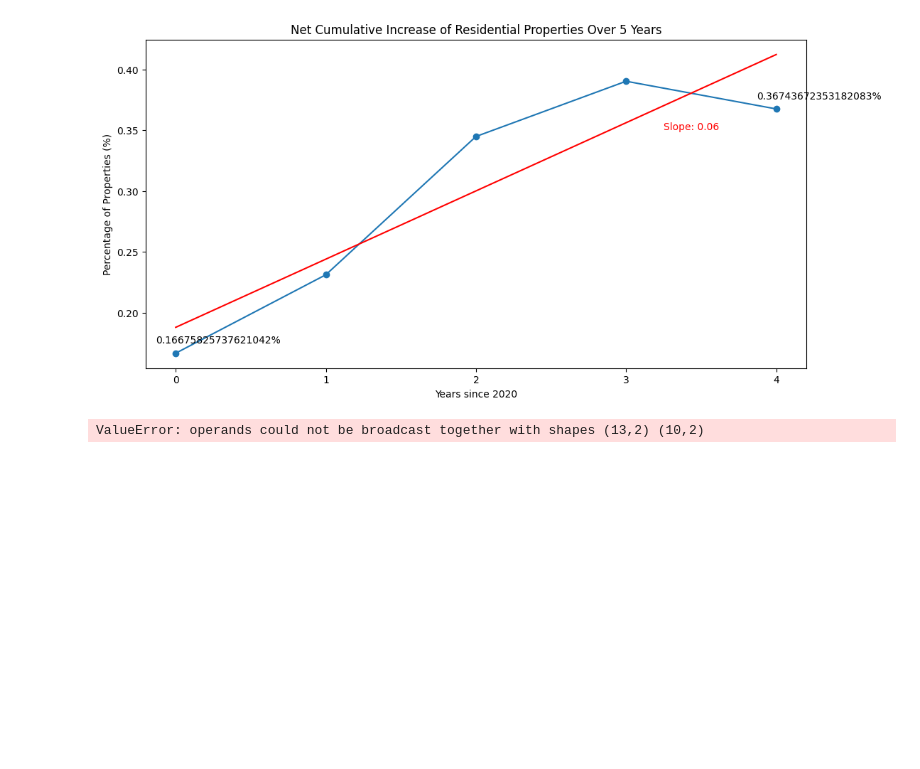
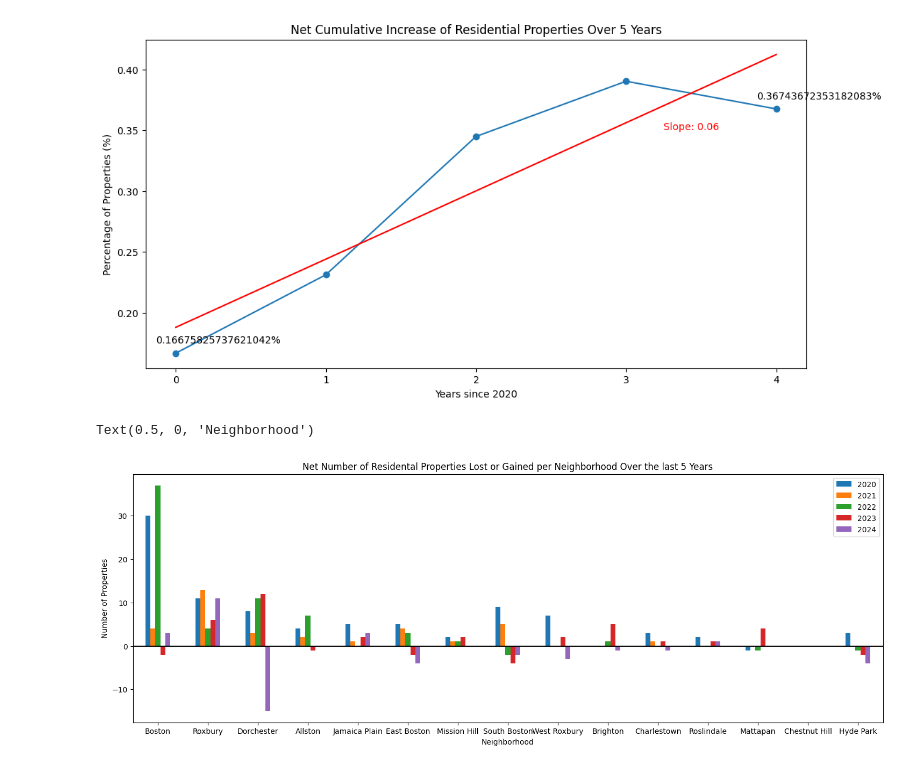
Before and after one commit to BU-Spark/ds-boston-remodeling, a Jupyter notebook: sp24-team-c/Final Insights/property-loss-by-neighborhood.ipynb, the cells around one changed output. Cells and saved outputs as stored; diff of their text form; code cells hidden in the pictures; blank space fills up the shorter version.

```diff
--- a/sp24-team-c/Final Insights/property-loss-by-neighborhood.ipynb
+++ b/sp24-team-c/Final Insights/property-loss-by-neighborhood.ipynb
@@ -493,7 +503,3 @@ plt.title('Net Cumulative Increase of Residential Properties Over 5 Years')
 plt.show()
 # %% [output]
 [figure]
-# %%
-neighborhoods_net_20 = units_added_20.groupby('NEIGHBORHOOD').size().reset_index(name='2020').values - units_lost_20.groupby('NEIGHBORHOOD').size().reset_index(name='2020').values
-# %% [output]
-ValueError: operands could not be broadcast together with shapes (13,2) (10,2)
@@ -505,0 +506,24 @@ neighborhoods_net_24 = units_lost_24.groupby('NEIGHBORHOOD').size().reset_index(
+# %%
+# find the net gain per neighborhood
+neighborhood_num_gained_per_year = neighborhood_num_gained_per_year.sort_values(by='NEIGHBORHOOD').reset_index(drop=True)
+neighborhood_num_lost_per_year = neighborhood_num_lost_per_year.sort_values(by='NEIGHBORHOOD').reset_index(drop=True)
+
+neighborhood_net_per_year = neighborhood_num_gained_per_year.copy()  # Make a copy of df1_sorted to store the result
+neighborhood_net_per_year[['2020', '2021', '2022', '2023', '2024']] = neighborhood_num_gained_per_year[['2020', '2021', '2022', '2023', '2024']] - neighborhood_num_lost_per_year[['2020', '2021', '2022', '2023', '2024']]
+
+
+value_columns = neighborhood_net_per_year.columns[1:]
+neighborhood_net_per_year['Average'] =neighborhood_net_per_year[value_columns].mean(axis=1)
+neighborhood_net_per_year = neighborhood_net_per_year.sort_values(by='Average', ascending=False)
+
+neighborhood_net_per_year = neighborhood_net_per_year.drop(columns=['Average'])
+
+neighborhood_net_per_year.plot(kind='bar', figsize=(18,6), x='NEIGHBORHOOD', rot=0)
+
+plt.axhline(y=0, color='k')
+plt.title('Net Number of Residental Properties Lost or Gained per Neighborhood Over the last 5 Years')
+plt.ylabel('Number of Properties')
+plt.xlabel('Neighborhood')
+# %% [output]
+Text(0.5, 0, 'Neighborhood')
+[figure, added]
```
Also changed, not shown: parts of 4 cells of this notebook.
